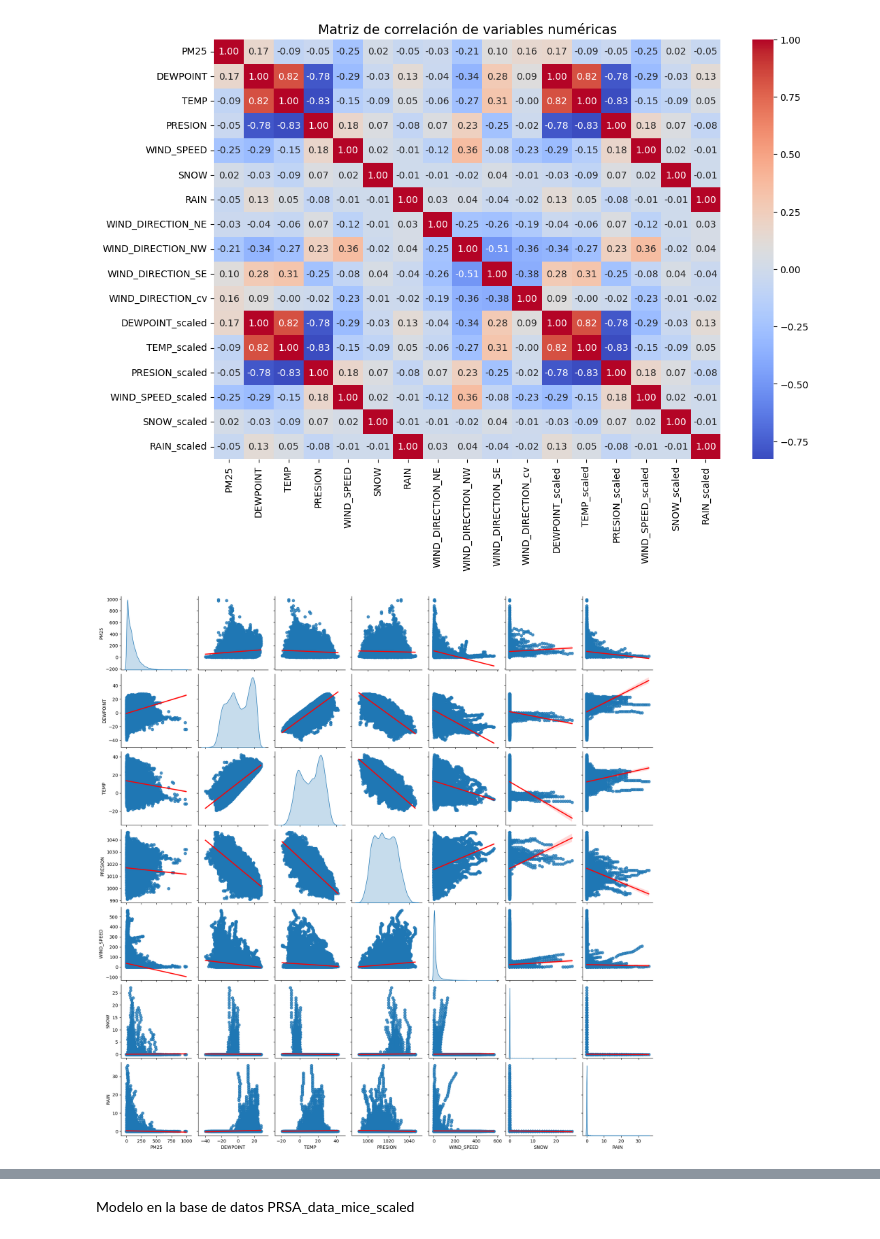
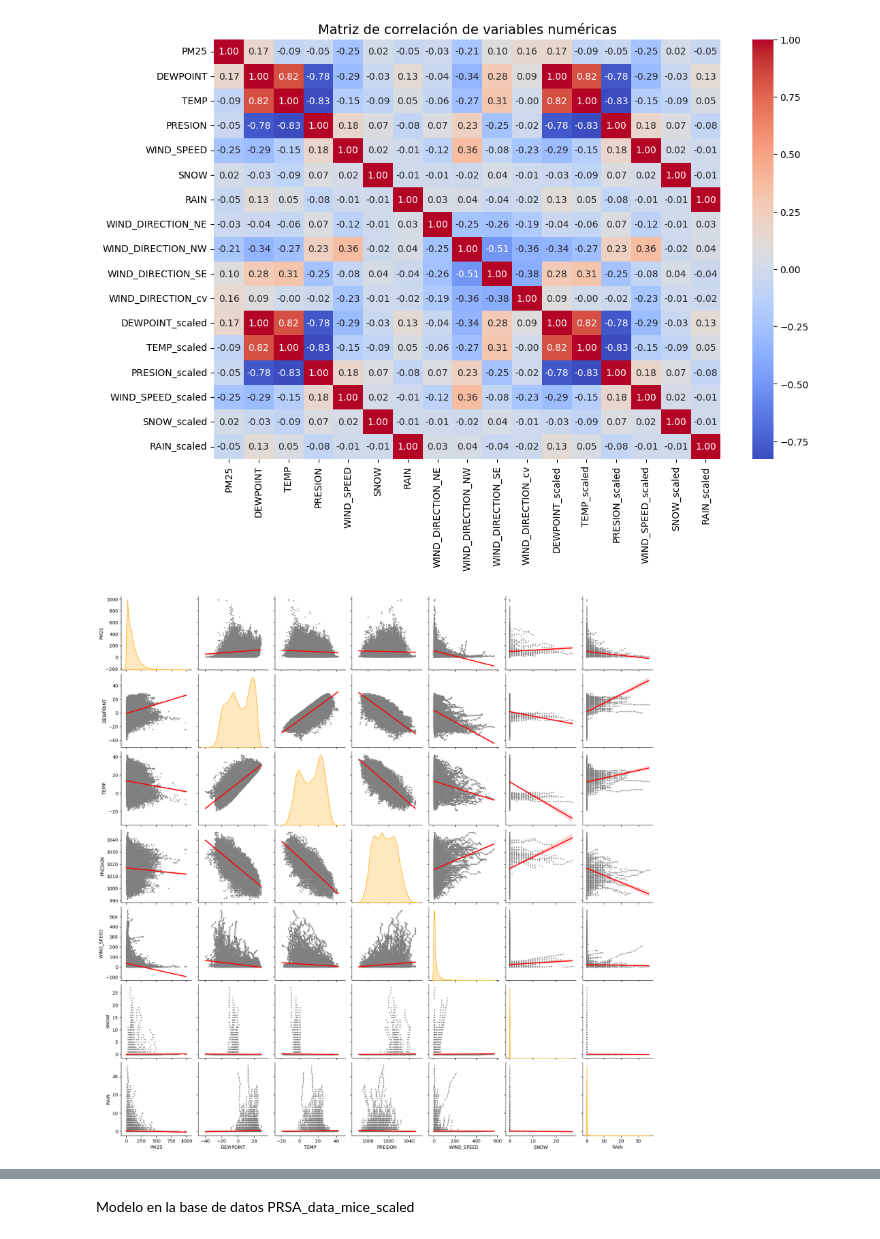
Before and after one commit to gapalfaro-cmyk/Proyecto-de-fin-de-modulo-5---Alfaro-Badillo-Cruz-Perez-Rupit, a Jupyter notebook: Entregable_Tarea_5_2_Alfaro_Badillo_Cruz_Perez_Rupit.ipynb, the cells around one changed output, grey strips where cells are left out. Drawn from its saved outputs; the diff is of its cells as text; code cells hidden in the pictures.

```diff
--- a/Entregable_Tarea_5_2_Alfaro_Badillo_Cruz_Perez_Rupit.ipynb
+++ b/Entregable_Tarea_5_2_Alfaro_Badillo_Cruz_Perez_Rupit.ipynb
@@ -117,17 +122,23 @@ plt.show()
 # %%
 
 # Crear DOS gráficos que muestren las correlaciones y distribuciones
 #plt.figure(figsize=(10, 6))   # ajusta ancho y alto según
 
 # Eliminar las columnas que no son para la regresión
 df_clean_num = df_clean.drop(columns=["NO", "YEAR", "MONTH", "DAY", "HOUR", "WIND_DIRECTION", "FECHA", "FECHA_SIN_H"])
 
 df_clean_num_noscaled = df_clean_num.drop(columns=["WIND_DIRECTION_NE", "WIND_DIRECTION_NW", "WIND_DIRECTION_SE", "WIND_DIRECTION_cv", "DEWPOINT_scaled" ,
                                                     "TEMP_scaled", "PRESION_scaled", "WIND_SPEED_scaled", "SNOW_scaled", "RAIN_scaled"
                                                   ])
-sns.pairplot(df_clean_num_noscaled, diag_kind='kde',  kind="reg", plot_kws={"line_kws": {"color": "red"}})
+sns.pairplot(
+    df_clean_num_noscaled,
+    diag_kws={"color": "orange"},
+    diag_kind='kde',
+    kind="reg",
+    plot_kws={"scatter_kws":{"color":"grey", "s":3},  "line_kws": {"color": "red"}}, #aqui defines el tamaño de los puntos s:3
+    )
 plt.show()
 # %% [output]
-[figure, old version]
+[figure, new version]
 # %%
 # Eliminar las columnas que no son para la regresión
```
Also changed, not shown: parts of 11 cells of this notebook.
